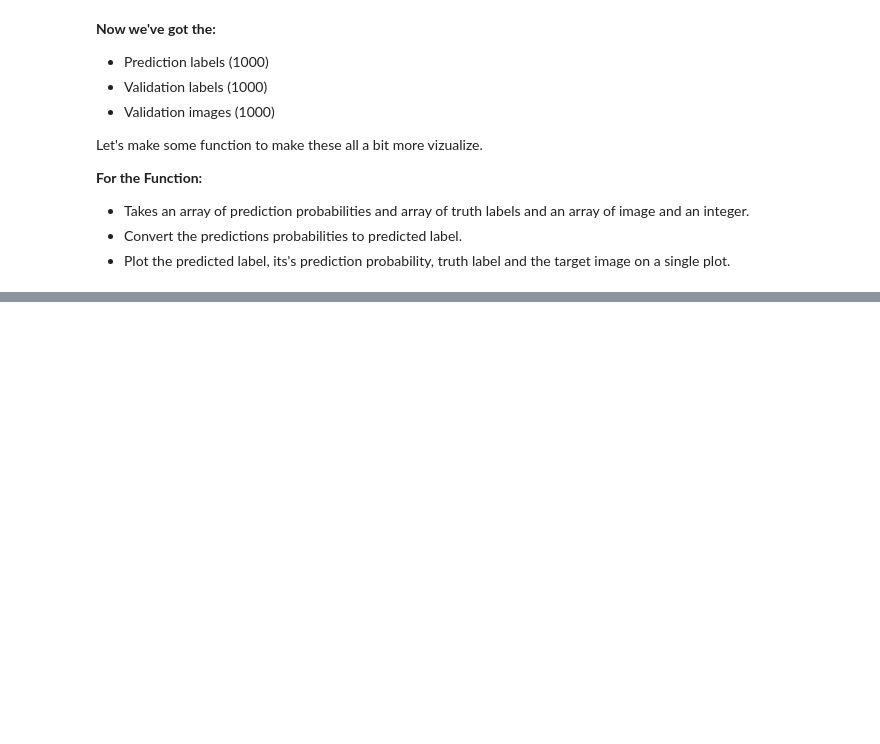
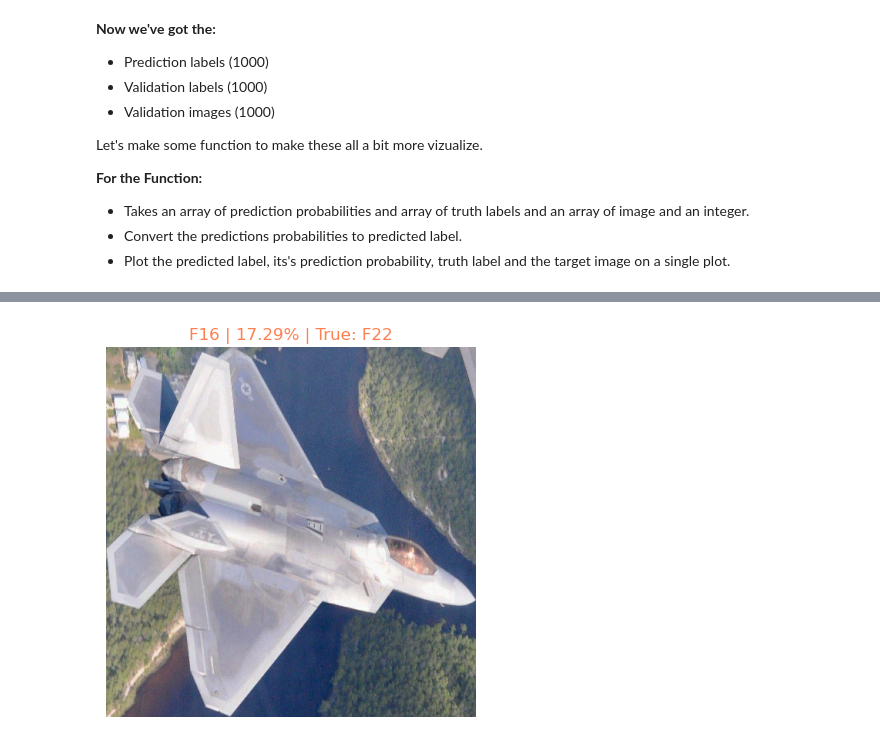
Before and after one commit to Eakempreet/ATAS_Project, a Jupyter notebook: notebooks/01_aircraft_classifier/02_aircraft_classifier_v2.ipynb, the cells around one changed output, grey strips where cells are left out. Saved outputs shown, nothing was run; the diff lists cells and outputs as text; code cells hidden in the pictures; blank space fills up the shorter version.

```diff
--- a/notebooks/01_aircraft_classifier/02_aircraft_classifier_v2.ipynb
+++ b/notebooks/01_aircraft_classifier/02_aircraft_classifier_v2.ipynb
@@ -1769,0 +1828,10 @@ def plot_predictions(prediction_probabilities,
+# %%
+# Let's see another prediction
+plot_predictions(prediction_probabilities=subset_predictions,
+                 labels=val_subset_labels,
+                 images=val_subset_images,
+                 n=80)
+
+# Correct -> blue, wrong -> coral
+# %% [output]
+[figure, added]
```
Also changed, not shown: parts of 20 cells of this notebook.
